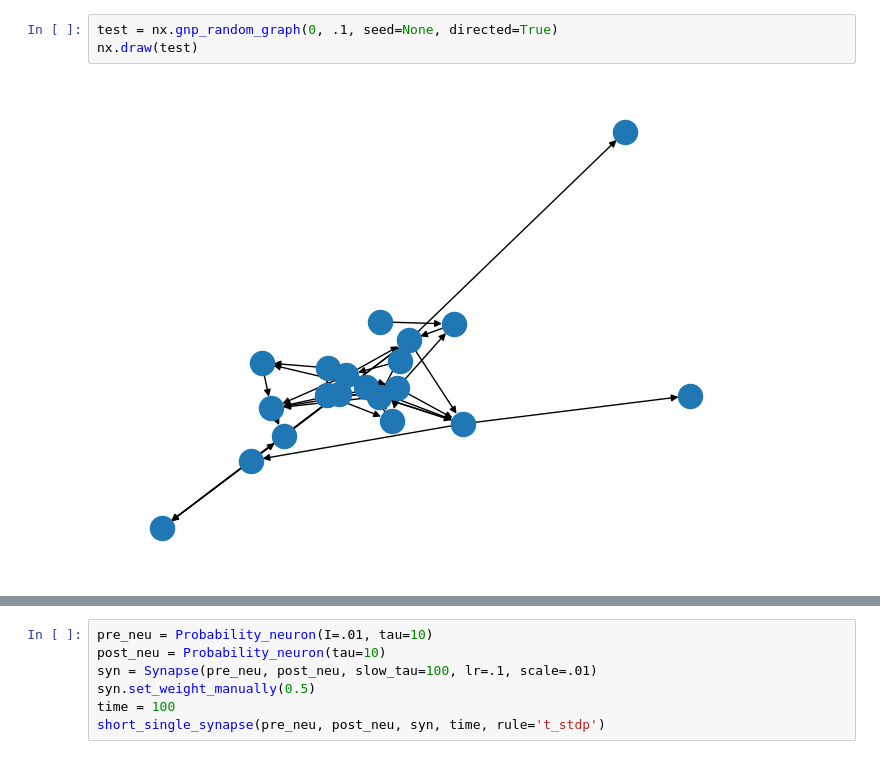
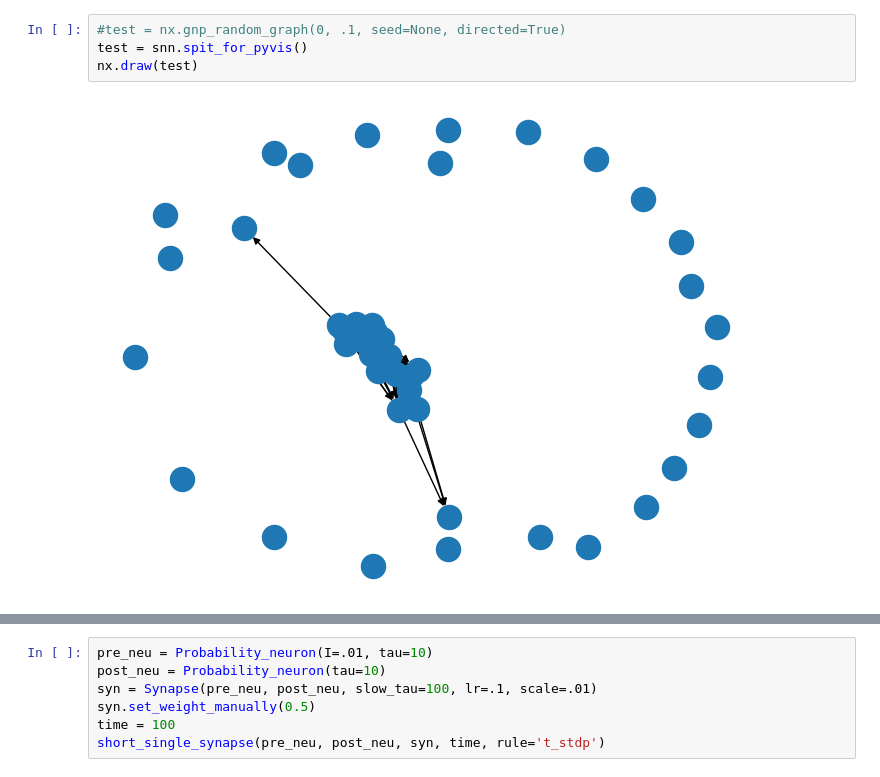
Before and after one commit to iamkg0/rustyspikes, a Jupyter notebook: test.ipynb, the cells around one changed output, grey strips where cells are left out. Saved outputs shown, nothing was run; the diff lists cells and outputs as text.

Commit message:
Somewhat added pyvis

```diff
--- a/test.ipynb
+++ b/test.ipynb
@@ -98,8 +31,9 @@ test.split(' ')
 # %%
-test = nx.gnp_random_graph(0, .1, seed=None, directed=True)
+#test = nx.gnp_random_graph(0, .1, seed=None, directed=True)
+test = snn.spit_for_pyvis()
 nx.draw(test)
 # %% [output]
-[figure, old version]
+[figure, new version]
 # %%
 pre_neu = Izhikevich(I=5, preset='CH', resolution=res, noise=0, tau=10)
 post_neu = Izhikevich(preset='RS', resolution=res, noise=0, tau=10)
```
Also changed, not shown: parts of 11 cells of this notebook, 4 other files.
